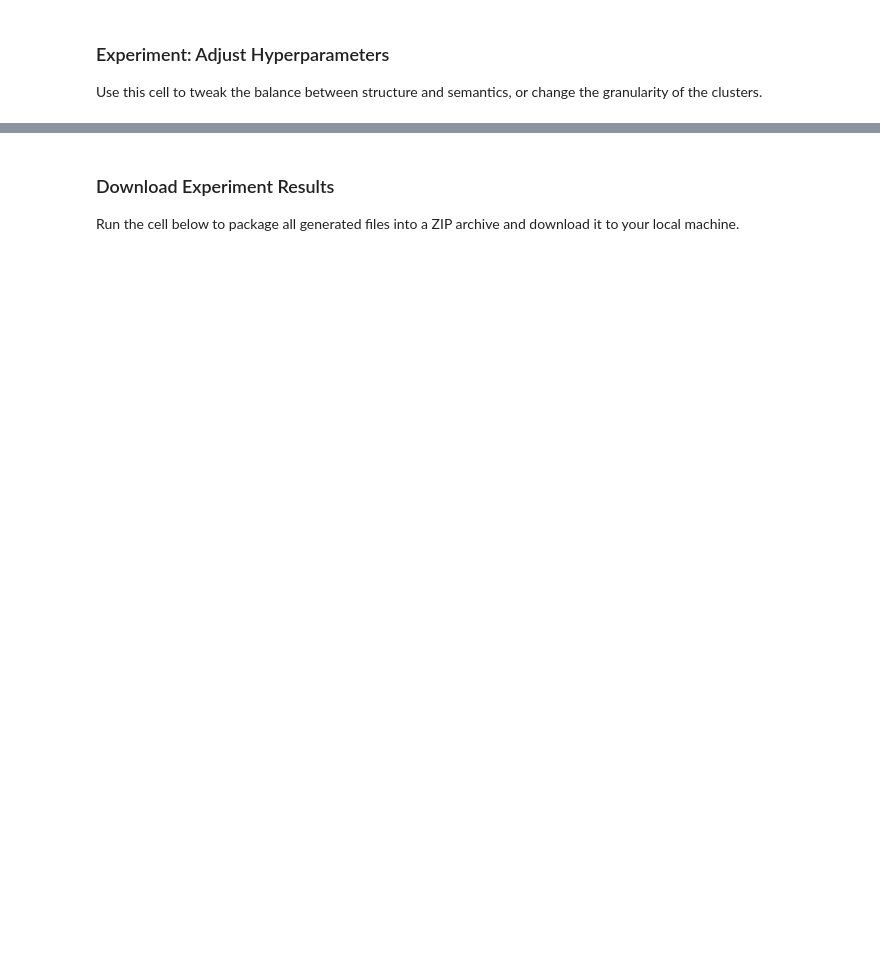
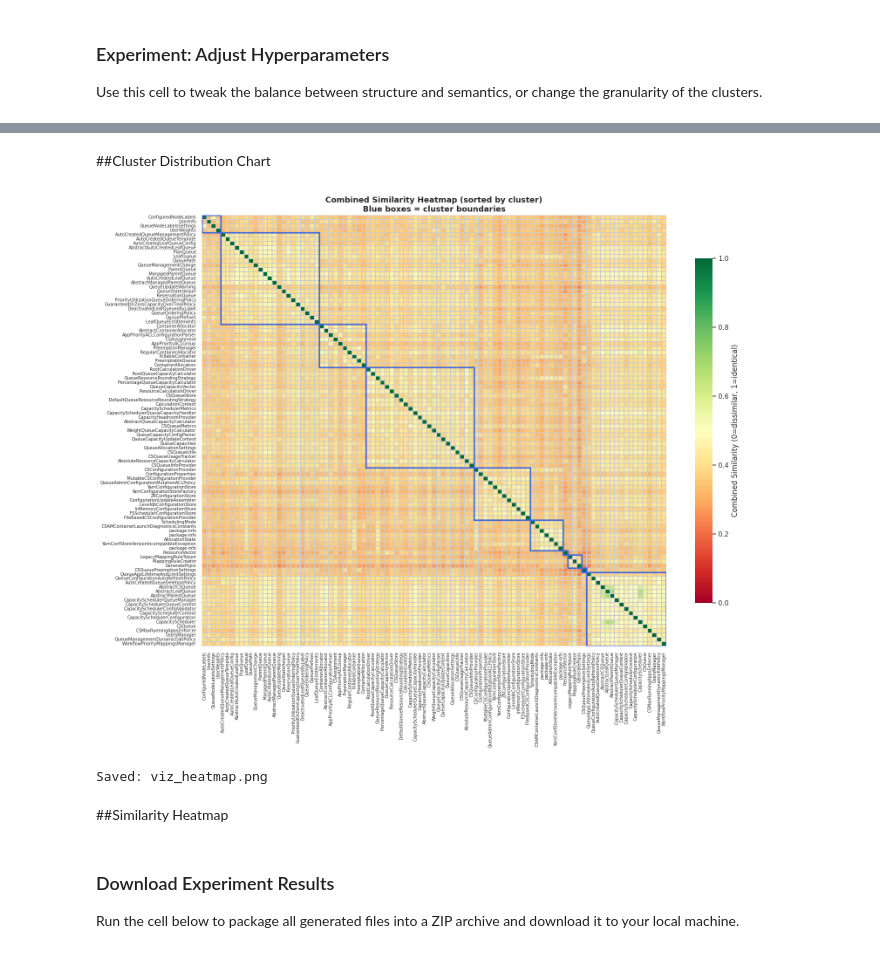
Before and after one commit to Umang-Raval/DSSE_Assignment1, a Jupyter notebook: Week3/Jinaai/Assignment1_Group5_Week3_JJinaai.ipynb, the cells around one changed output, grey strips where cells are left out. Drawn from its saved outputs; the diff is of its cells as text; code cells hidden in the pictures; blank space fills up the shorter version.

```diff
--- a/Week3/Jinaai/Assignment1_Group5_Week3_JJinaai.ipynb
+++ b/Week3/Jinaai/Assignment1_Group5_Week3_JJinaai.ipynb
@@ -845,3 +420,51 @@ TypeError: Got unsupported ScalarType BFloat16
+# %% [markdown]
+##Cluster Distribution Chart
+# %%
+# ── VISUALIZATION 2: Annotated Similarity Heatmap ──────────────────
+import seaborn as sns
+import matplotlib.pyplot as plt
+import numpy as np
+
+# Sort rows/cols by cluster so same-cluster files sit together
+_sort_idx = np.argsort(clusters)
+_sim_sorted = combined_similarity[np.ix_(_sort_idx, _sort_idx)]
+_cluster_sorted = clusters[_sort_idx]
+_labels_sorted = [_labels[i] for i in _sort_idx]
+
+fig, ax = plt.subplots(figsize=(16, 13))
+sns.heatmap(
+    _sim_sorted,
+    ax=ax,
+    xticklabels=_labels_sorted,
+    yticklabels=_labels_sorted,
+    cmap='RdYlGn',
+    vmin=0, vmax=1,
+    linewidths=0.3,
+    linecolor='#cccccc',
+    cbar_kws={'label': 'Combined Similarity (0=dissimilar, 1=identical)', 'shrink': 0.8},
+)
+
+# Draw blue boxes around each cluster block
+_boundaries = np.where(np.diff(_cluster_sorted))[0] + 1
+_positions = [0] + list(_boundaries) + [len(_labels_sorted)]
+for _start, _end in zip(_positions[:-1], _positions[1:]):
+    ax.add_patch(plt.Rectangle(
+        (_start, _start), _end - _start, _end - _start,
+        fill=False, edgecolor='royalblue', linewidth=2.5
+    ))
+
+ax.set_title('Combined Similarity Heatmap (sorted by cluster)\nBlue boxes = cluster boundaries', fontsize=13, fontweight='bold')
+ax.set_xticklabels(ax.get_xticklabels(), rotation=90, fontsize=7)
+ax.set_yticklabels(ax.get_yticklabels(), rotation=0, fontsize=7)
+plt.tight_layout()
+plt.savefig(OUTPUT_DIR / 'viz_heatmap.png', dpi=300, bbox_inches='tight')
+plt.show()
+print("Saved: viz_heatmap.png")
+# %% [output]
+[figure, added]
+Saved: viz_heatmap.png
+# %% [markdown]
+##Similarity Heatmap
 # %% [markdown]
 ### Download Experiment Results
 Run the cell below to package all generated files into a ZIP archive and download it to your local machine.
```
Also changed, not shown: parts of 17 cells of this notebook, 4 other files.
